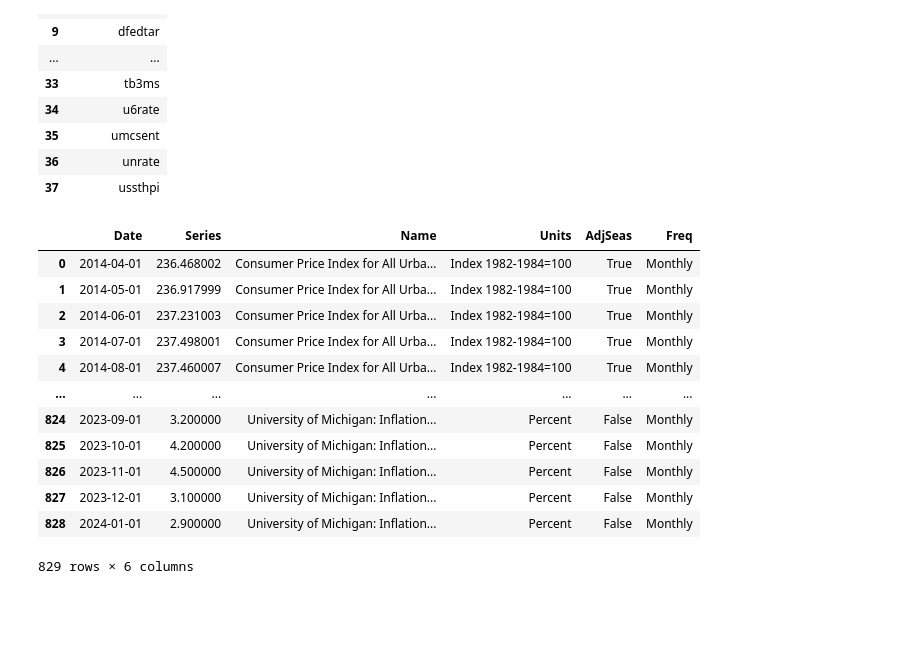
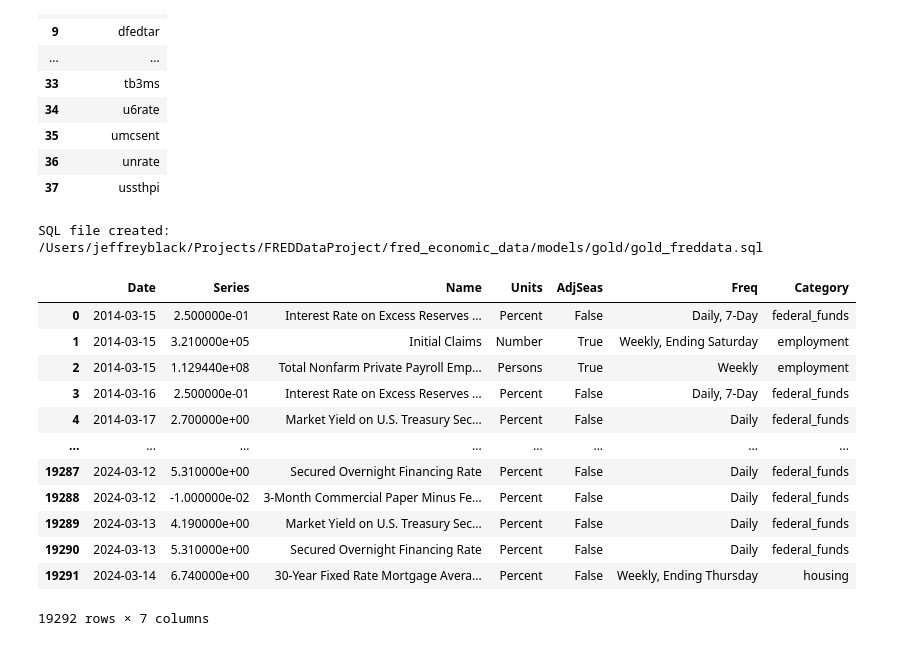
Before and after one commit to jeffreyablack1/FREDDataProject, a Jupyter notebook: run_sql_queries_here.ipynb, the cells around one changed output. Drawn from its saved outputs; the diff is of its cells as text; code cells hidden in the pictures; blank space fills up the shorter version.

Commit message:
Gold Layer Creation

```diff
--- a/run_sql_queries_here.ipynb
+++ b/run_sql_queries_here.ipynb
@@ -646,22 +681,27 @@ with duckdb.connect('data/fred.db') as con: #using with to automatically close t
+# %%
+create_gold_sql_union_all_file(index_categories, target_directory)
+# %% [output]
+SQL file created: /Users/jeffreyblack/Projects/FREDDataProject/fred_economic_data/models/gold/gold_freddata.sql
 # %%
 sql_query = '''
 SELECT *
-FROM gold_cpi_ppi_sentiment
+FROM gold_freddata
+ORDER BY Date
 '''
 
 with duckdb.connect('data/fred.db') as con: #using with to automatically close the database
     display(con.sql(sql_query).df())
 # %% [output]
-|  | Date | Series | Name | Units | AdjSeas | Freq |
-| 0 | 2014-04-01 | 236.468002 | Consumer Price Index for All Urba... | Index 1982-1984=100 | True | Monthly |
-| 1 | 2014-05-01 | 236.917999 | Consumer Price Index for All Urba... | Index 1982-1984=100 | True | Monthly |
-| 2 | 2014-06-01 | 237.231003 | Consumer Price Index for All Urba... | Index 1982-1984=100 | True | Monthly |
-| 3 | 2014-07-01 | 237.498001 | Consumer Price Index for All Urba... | Index 1982-1984=100 | True | Monthly |
-| 4 | 2014-08-01 | 237.460007 | Consumer Price Index for All Urba... | Index 1982-1984=100 | True | Monthly |
-| ... | ... | ... | ... | ... | ... | ... |
-| 824 | 2023-09-01 | 3.200000 | University of Michigan: Inflation... | Percent | False | Monthly |
-| 825 | 2023-10-01 | 4.200000 | University of Michigan: Inflation... | Percent | False | Monthly |
-| 826 | 2023-11-01 | 4.500000 | University of Michigan: Inflation... | Percent | False | Monthly |
-| 827 | 2023-12-01 | 3.100000 | University of Michigan: Inflation... | Percent | False | Monthly |
-| 828 | 2024-01-01 | 2.900000 | University of Michigan: Inflation... | Percent | False | Monthly |
+|  | Date | Series | Name | Units | AdjSeas | Freq | Category |
+| 0 | 2014-03-15 | 2.500000e-01 | Interest Rate on Excess Reserves ... | Percent | False | Daily, 7-Day | federal_funds |
+| 1 | 2014-03-15 | 3.210000e+05 | Initial Claims | Number | True | Weekly, Ending Saturday | employment |
+| 2 | 2014-03-15 | 1.129440e+08 | Total Nonfarm Private Payroll Emp... | Persons | True | Weekly | employment |
+| 3 | 2014-03-16 | 2.500000e-01 | Interest Rate on Excess Reserves ... | Percent | False | Daily, 7-Day | federal_funds |
+| 4 | 2014-03-17 | 2.700000e+00 | Market Yield on U.S. Treasury Sec... | Percent | False | Daily | federal_funds |
+| ... | ... | ... | ... | ... | ... | ... | ... |
+| 19287 | 2024-03-12 | 5.310000e+00 | Secured Overnight Financing Rate | Percent | False | Daily | federal_funds |
+| 19288 | 2024-03-12 | -1.000000e-02 | 3-Month Commercial Paper Minus Fe... | Percent | False | Daily | federal_funds |
+| 19289 | 2024-03-13 | 4.190000e+00 | Market Yield on U.S. Treasury Sec... | Percent | False | Daily | federal_funds |
+| 19290 | 2024-03-13 | 5.310000e+00 | Secured Overnight Financing Rate | Percent | False | Daily | federal_funds |
+| 19291 | 2024-03-14 | 6.740000e+00 | 30-Year Fixed Rate Mortgage Avera... | Percent | False | Weekly, Ending Thursday | housing |
-829 rows × 6 columns
+19292 rows × 7 columns
```
Also changed, not shown: parts of 8 cells of this notebook, 2 other files.
